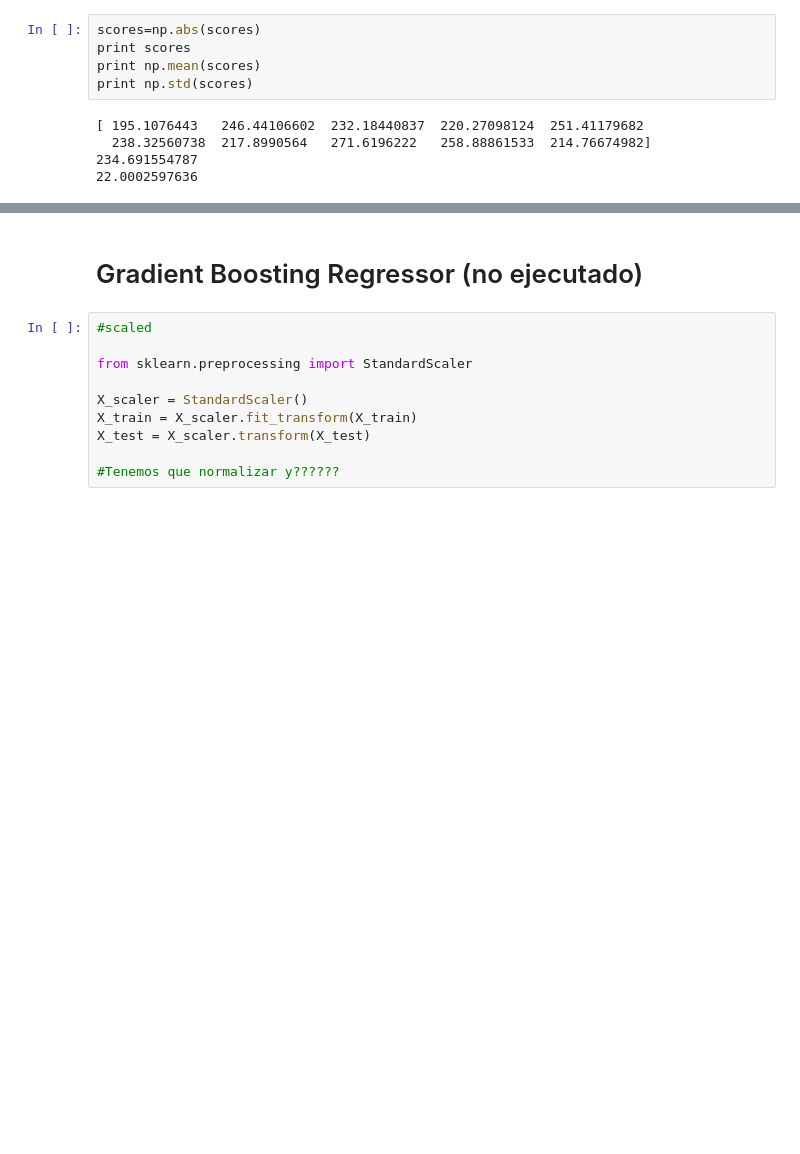
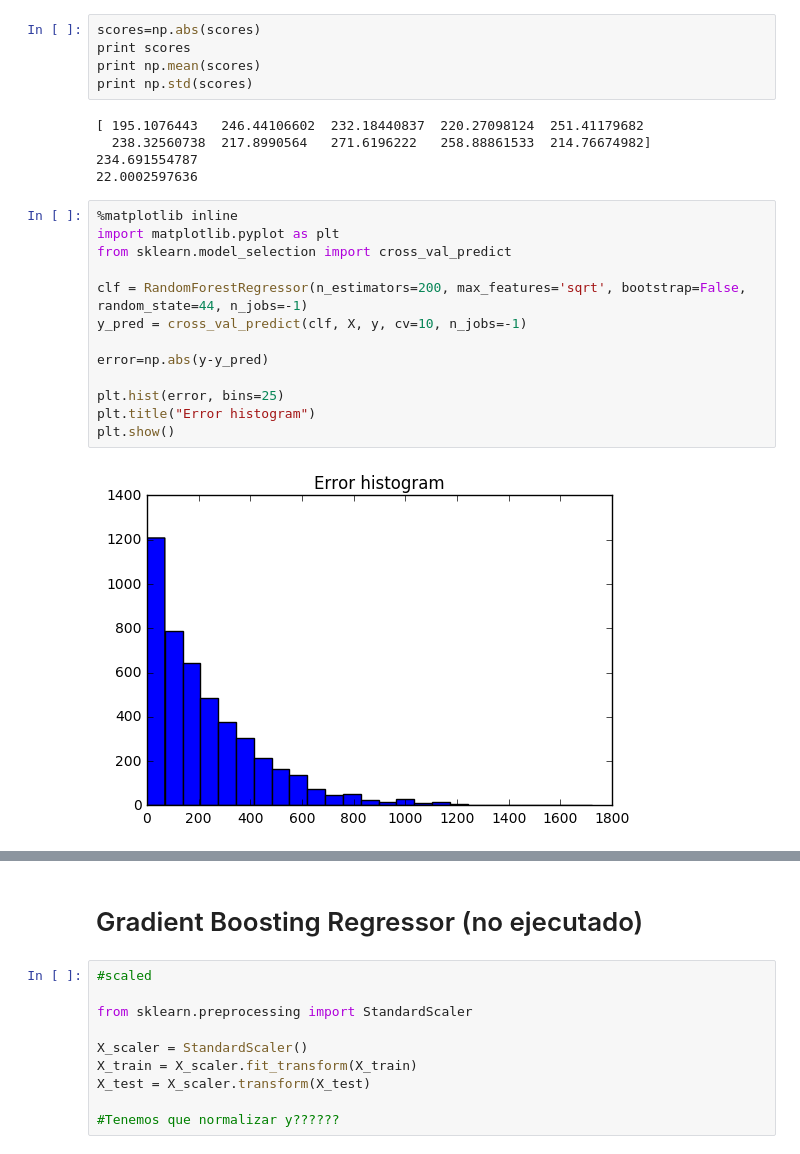
Before and after one commit to ADS-UB/rentCoach, a Jupyter notebook: RandomForestRegressor_v4-district.ipynb, the cells around one changed output, grey strips where cells are left out. Drawn from its saved outputs; the diff is of its cells as text; blank space fills up the shorter version.

Commit message:
Grafics + model opject final

```diff
--- a/RandomForestRegressor_v4-district.ipynb
+++ b/RandomForestRegressor_v4-district.ipynb
@@ -197,4 +199,19 @@ print np.std(scores)
   238.32560738  217.8990564   271.6196222   258.88861533  214.76674982]
 234.691554787
 22.0002597636
+# %%
+%matplotlib inline
+import matplotlib.pyplot as plt
+from sklearn.model_selection import cross_val_predict
+
+clf = RandomForestRegressor(n_estimators=200, max_features='sqrt', bootstrap=False, random_state=44, n_jobs=-1)
+y_pred = cross_val_predict(clf, X, y, cv=10, n_jobs=-1)
+
+error=np.abs(y-y_pred)
+
+plt.hist(error, bins=25)
+plt.title("Error histogram")
+plt.show()
+# %% [output]
+[figure, added]
 # %%
```
Also changed, not shown: parts of 4 cells of this notebook, 2 other files.
